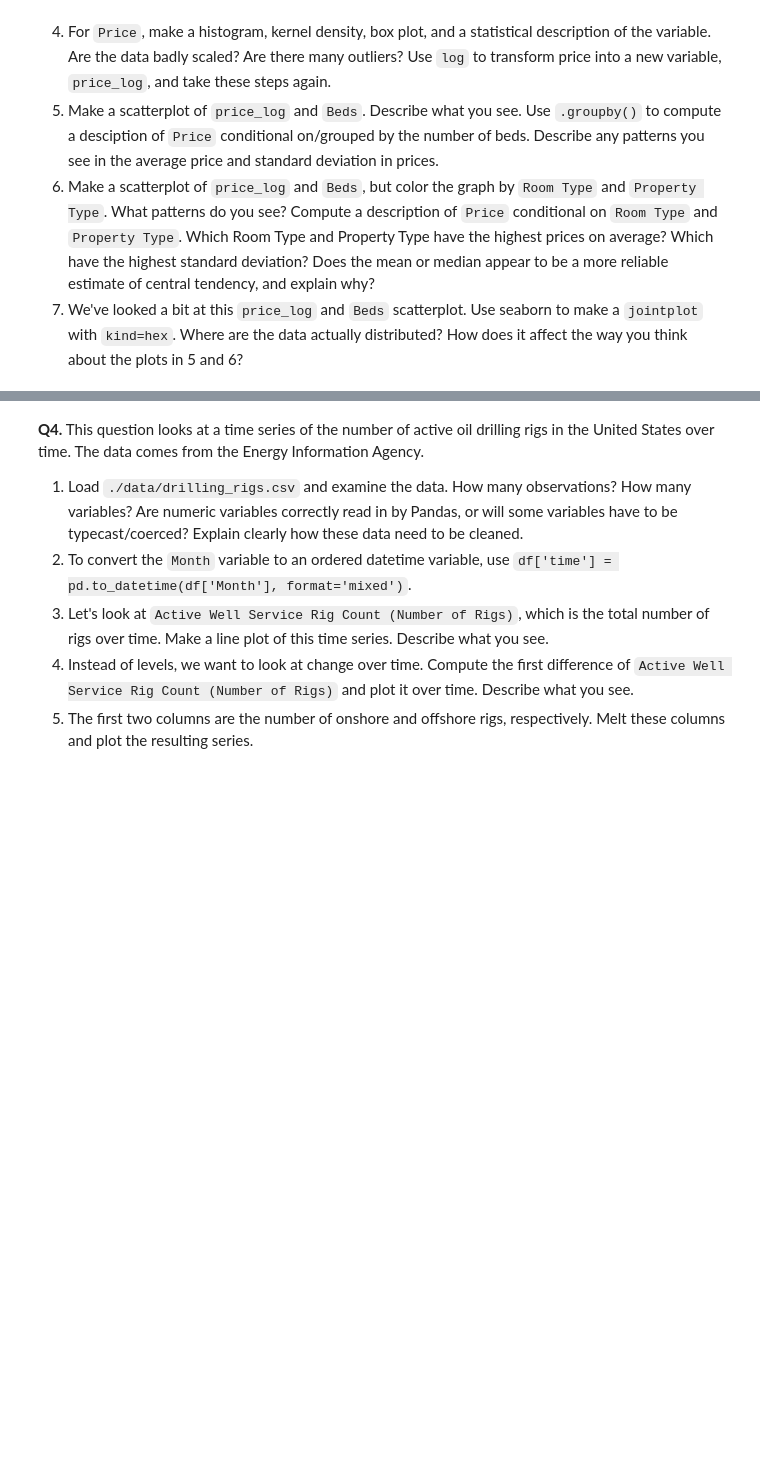
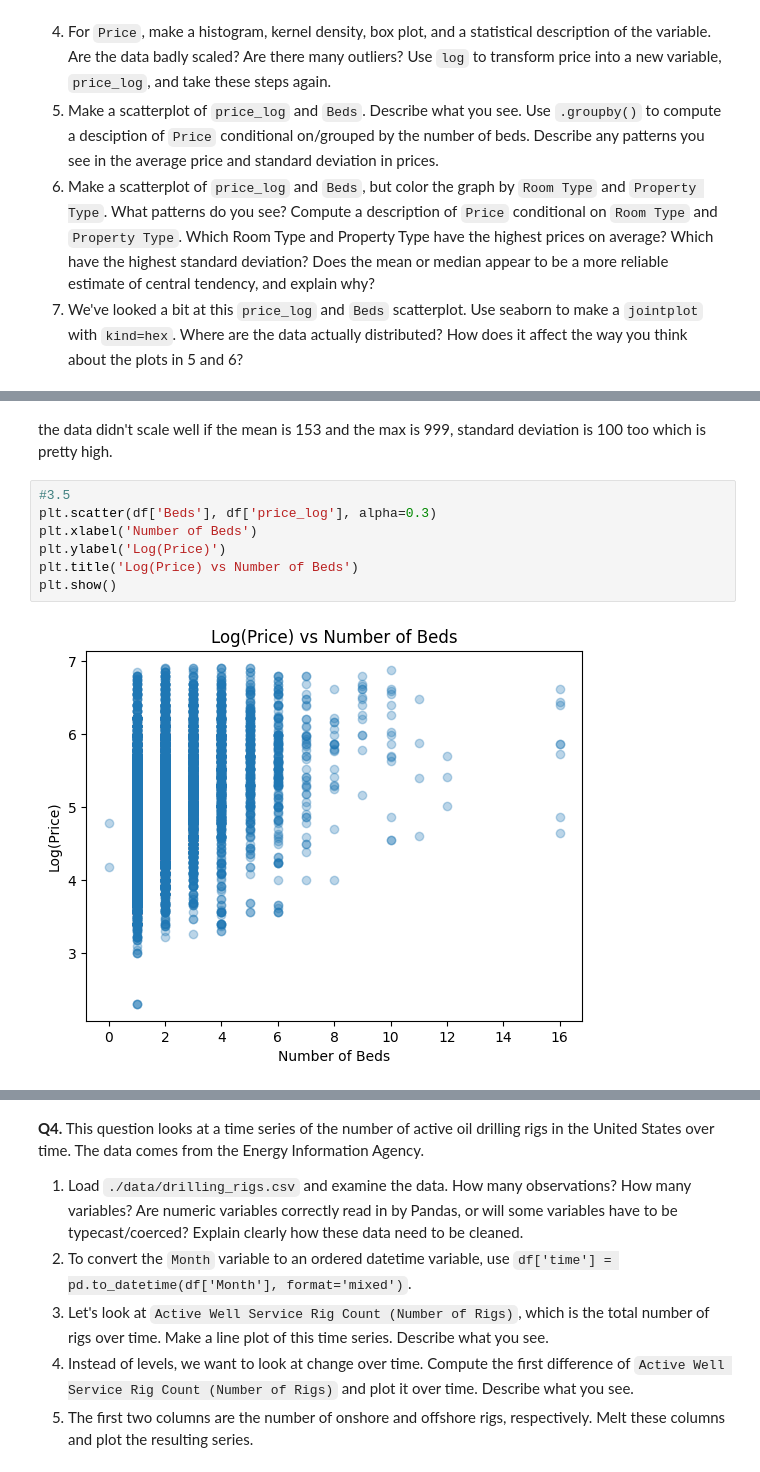
Before and after one commit to Quole0812/EDA, a Jupyter notebook: assignment/assignment.ipynb, the cells around one changed output, grey strips where cells are left out. Drawn from its saved outputs; the diff is of its cells as text; blank space fills up the shorter version.

```diff
--- a/assignment/assignment.ipynb
+++ b/assignment/assignment.ipynb
@@ -209,0 +347,11 @@ Name: Foreign Gift Amount, dtype: int64
+# %% [markdown]
+the data didn't scale well if the mean is 153 and the max is 999, standard deviation is 100 too which is pretty high.
+# %%
+#3.5
+plt.scatter(df['Beds'], df['price_log'], alpha=0.3)
+plt.xlabel('Number of Beds')
+plt.ylabel('Log(Price)')
+plt.title('Log(Price) vs Number of Beds')
+plt.show()
+# %% [output]
+[figure, added]
```
Also changed, not shown: parts of 30 cells of this notebook.
